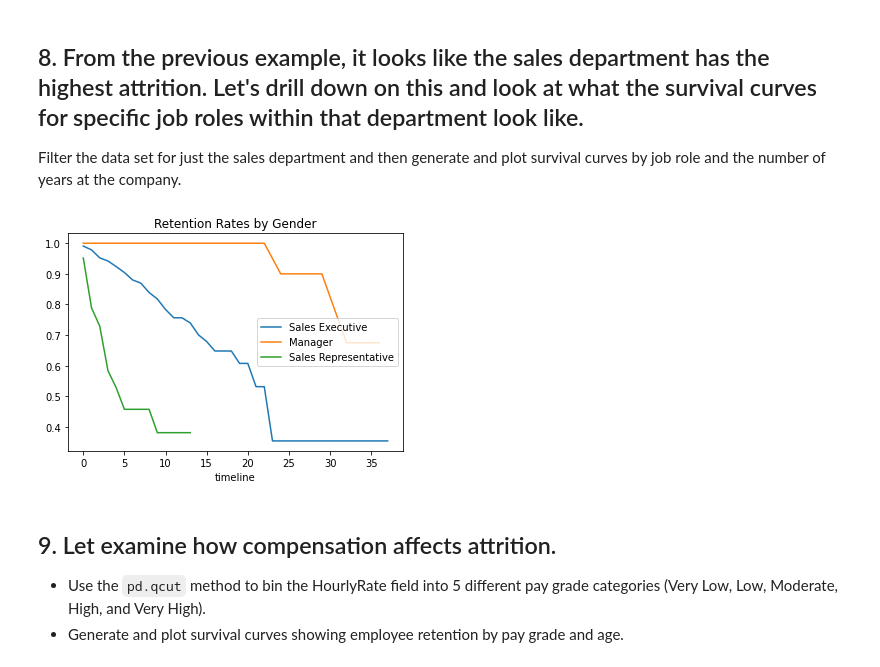
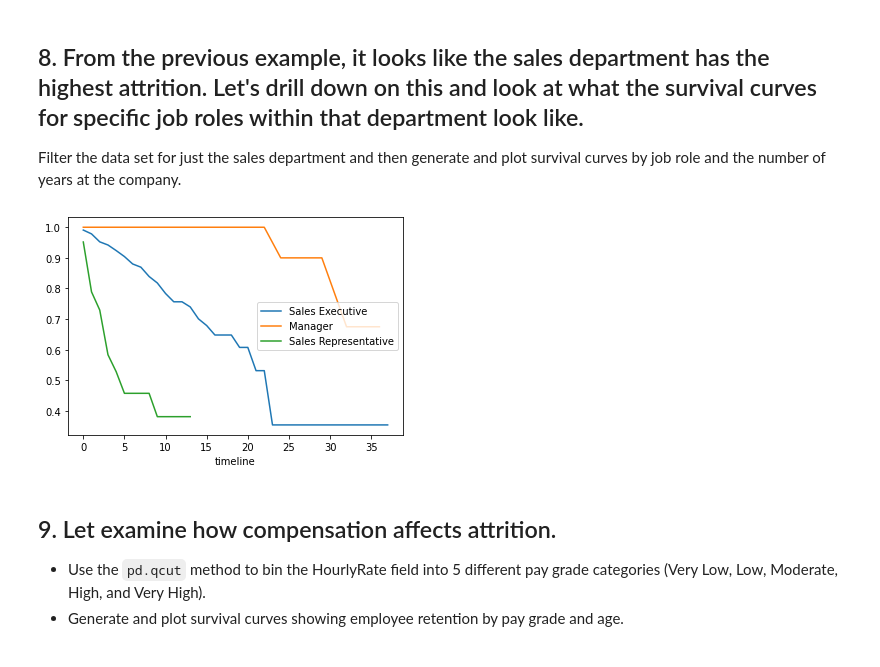
Before and after one commit to ta-data-mex/lab-survival-analysis, a Jupyter notebook: main.ipynb, the cells around one changed output. Cells and saved outputs as stored; diff of their text form; code cells hidden in the pictures.

```diff
--- a/main.ipynb
+++ b/main.ipynb
@@ -134,10 +134,10 @@ Filter the data set for just the sales department and then generate and plot sur
 # %%
 sales = data[data["Department"]=="Sales"]
 rates = survival(sales, 'JobRole', 'YearsAtCompany', 'Attrition')
 
-rates.plot(kind='line', title='Retention Rates by Gender');
+rates.plot(kind='line');
 # %% [output]
-[figure, old version]
+[figure, new version]
 # %% [markdown]
 ## 9. Let examine how compensation affects attrition.
 
```
Also changed, not shown: parts of 7 cells of this notebook.
